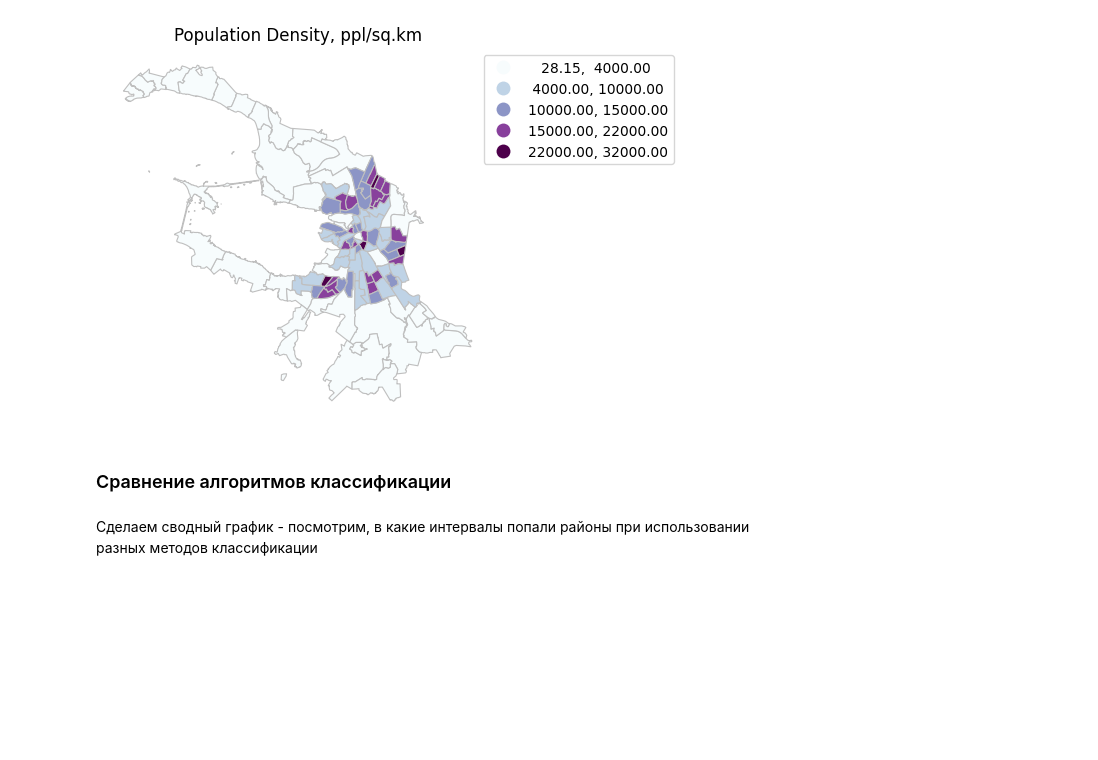
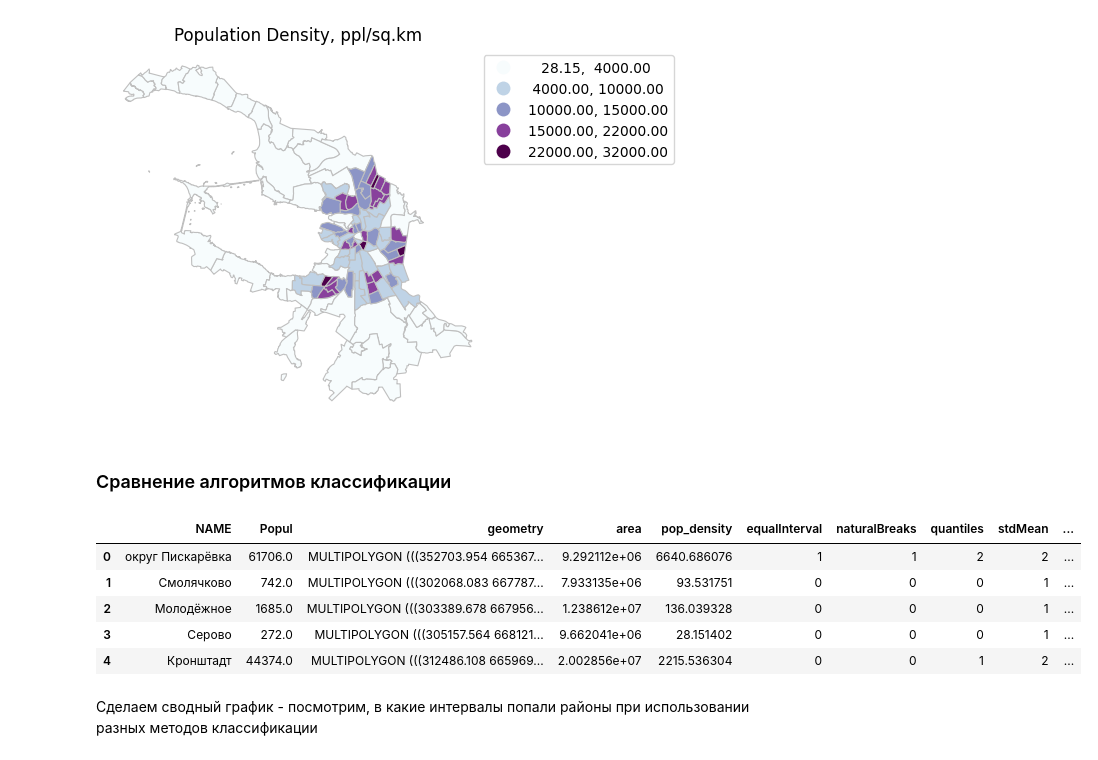
Before and after one commit to bella-mir/geo-py, a Jupyter notebook: _sources/chapters/4_classes.ipynb, the cells around one changed output. Saved outputs shown, nothing was run; the diff lists cells and outputs as text; code cells hidden in the pictures; blank space fills up the shorter version.

```diff
--- a/_sources/chapters/4_classes.ipynb
+++ b/_sources/chapters/4_classes.ipynb
@@ -296,6 +296,15 @@ plt.show()
 [figure]
 # %% [markdown]
 ### Сравнение алгоритмов классификации
+# %%
+spb_okrug_UTM.head()
+# %% [output]
+|  | NAME | Popul | geometry | area | pop_density | equalInterval | naturalBreaks | quantiles | stdMean | ... |
+| 0 | округ Пискарёвка | 61706.0 | MULTIPOLYGON (((352703.954 665367... | 9.292112e+06 | 6640.686076 | 1 | 1 | 2 | 2 | ... |
+| 1 | Смолячково | 742.0 | MULTIPOLYGON (((302068.083 667787... | 7.933135e+06 | 93.531751 | 0 | 0 | 0 | 1 | ... |
+| 2 | Молодёжное | 1685.0 | MULTIPOLYGON (((303389.678 667956... | 1.238612e+07 | 136.039328 | 0 | 0 | 0 | 1 | ... |
+| 3 | Серово | 272.0 | MULTIPOLYGON (((305157.564 668121... | 9.662041e+06 | 28.151402 | 0 | 0 | 0 | 1 | ... |
+| 4 | Кронштадт | 44374.0 | MULTIPOLYGON (((312486.108 665969... | 2.002856e+07 | 2215.536304 | 0 | 0 | 1 | 2 | ... |
 # %% [markdown]
 Сделаем сводный график - посмотрим, в какие интервалы попали районы при использовании разных методов классификации
 # %%
```
Also changed, not shown: parts of 2 cells of this notebook, 1 other file.
